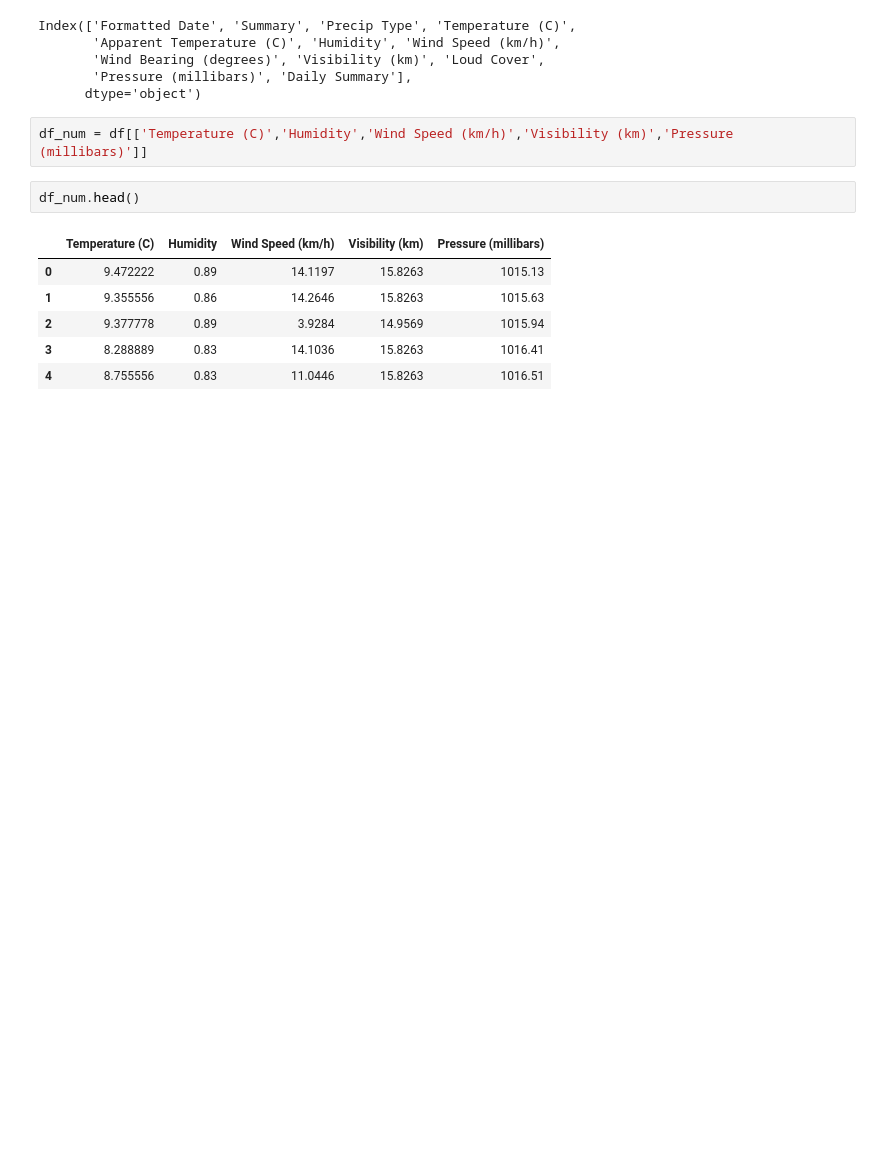
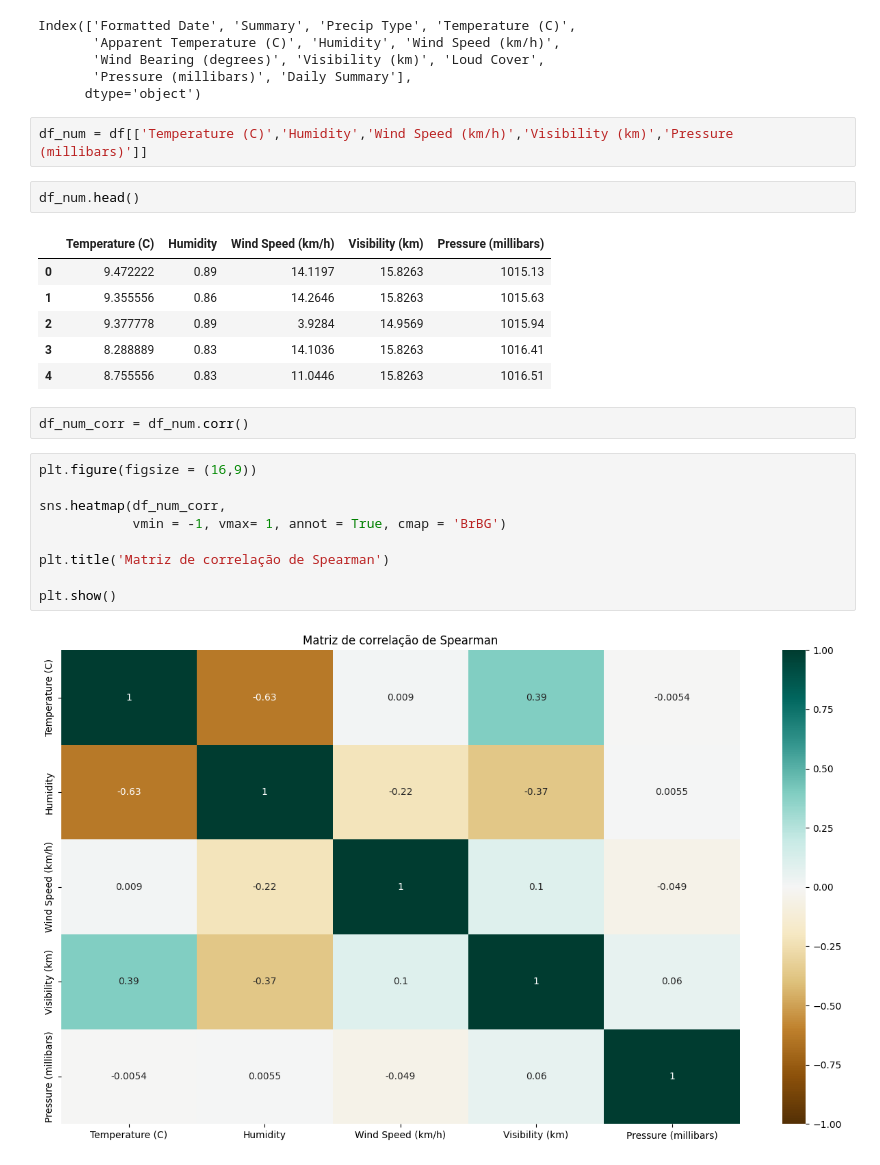
Before and after one commit to MachadoGabrielB/Bootcamp-Data-science, a Jupyter notebook: Personal/7 - Aprendizado supervisionado/desafio/desafio.ipynb, the cells around one changed output. Saved outputs shown, nothing was run; the diff lists cells and outputs as text; blank space fills up the shorter version.

```diff
--- a/Personal/7 - Aprendizado supervisionado/desafio/desafio.ipynb
+++ b/Personal/7 - Aprendizado supervisionado/desafio/desafio.ipynb
@@ -113,3 +116,16 @@ df_num.head()
 | 2 | 9.377778 | 0.89 | 3.9284 | 14.9569 | 1015.94 |
 | 3 | 8.288889 | 0.83 | 14.1036 | 15.8263 | 1016.41 |
 | 4 | 8.755556 | 0.83 | 11.0446 | 15.8263 | 1016.51 |
+# %%
+df_num_corr = df_num.corr()
+# %%
+plt.figure(figsize = (16,9))
+
+sns.heatmap(df_num_corr,
+            vmin = -1, vmax= 1, annot = True, cmap = 'BrBG')
+
+plt.title('Matriz de correlação de Spearman')
+
+plt.show()
+# %% [output]
+[figure, added]
```
Also changed, not shown: parts of 53 cells of this notebook.
